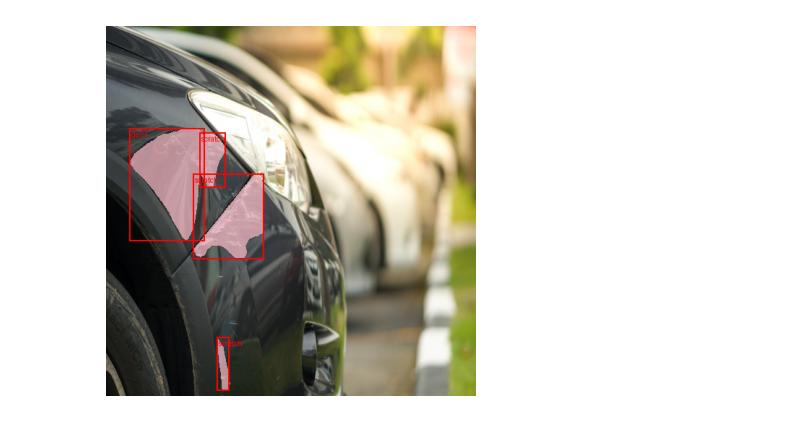
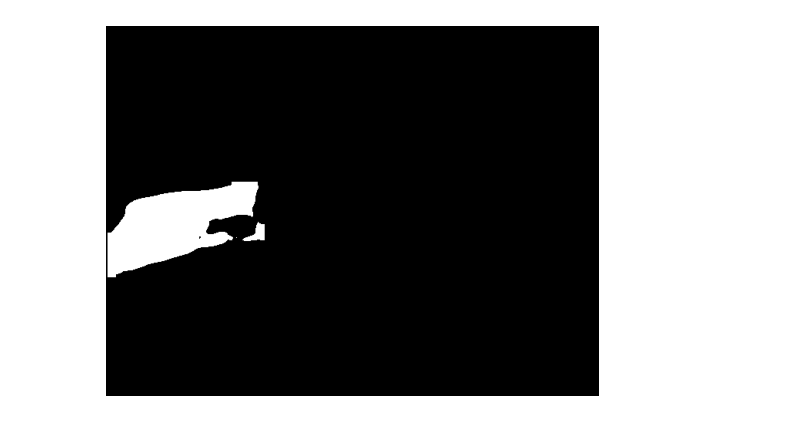
Before and after one commit to DragosChileban/Thesis, a Jupyter notebook: visualize.ipynb, the cells around one changed output. Drawn from its saved outputs; the diff is of its cells as text; code cells hidden in the pictures.

```diff
--- a/visualize.ipynb
+++ b/visualize.ipynb
@@ -42,7 +35,12 @@ torch.Size([2, 480, 640])
-# %%
-prediction = utils.plot_prediction([sample[0]], [sample[1]])
-plt.imshow(to_pil_image(prediction))
-plt.axis('off')
-plt.show()
-# %% [output]
-[figure, removed]
+# %%
+import cv2
+import matplotlib.pyplot as plt
+
+mask_path = '/Users/dragos/Licenta/data/car1_resized/masks/0004.png'
+mask = cv2.imread(mask_path, cv2.IMREAD_GRAYSCALE)
+# Show mask
+plt.imshow(mask, cmap='gray')
+plt.axis('off')
+plt.show()
+# %% [output]
+[figure, added]
```
Also changed, not shown: parts of 5 cells of this notebook, 5 other files.
